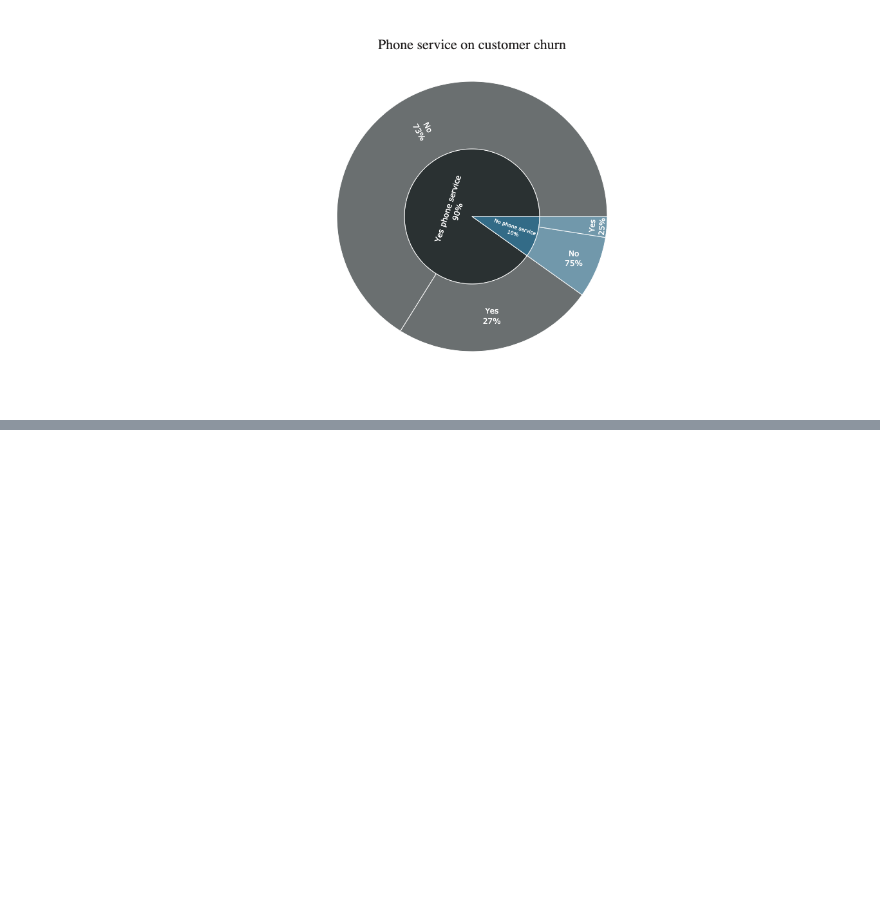
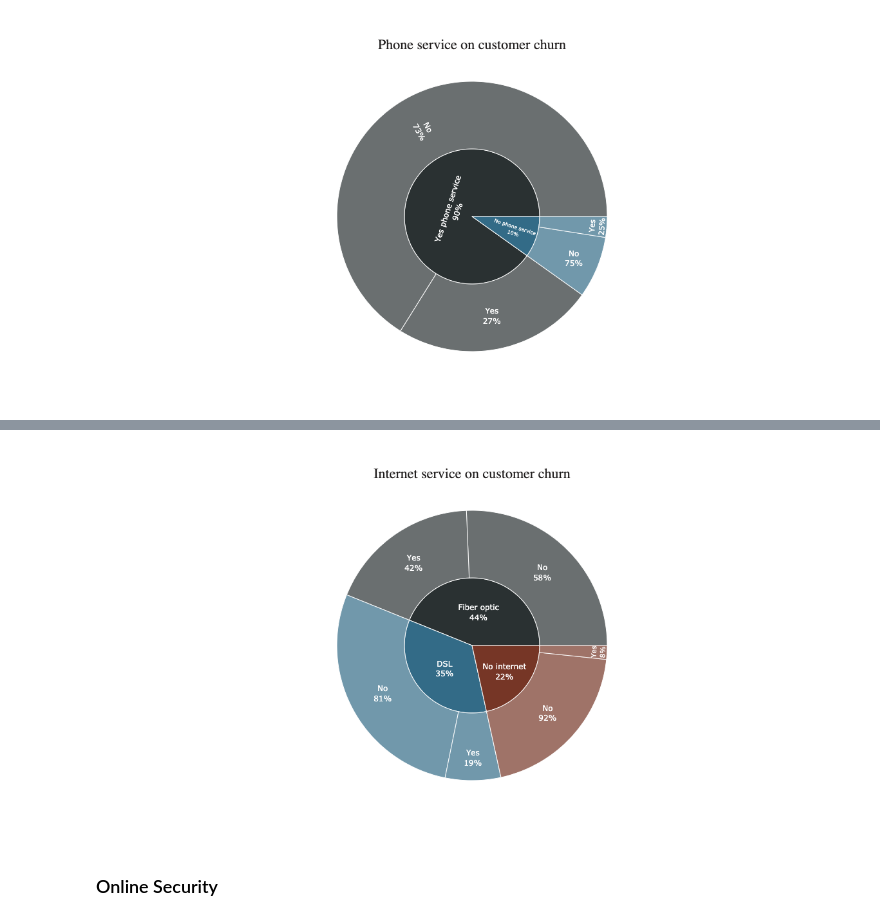
Before and after one commit to dwsmith1983/teleco_churn_kaggle, a Jupyter notebook: Teleco_Churn_Kaggle.ipynb, the cells around one changed output, grey strips where cells are left out. Drawn from its saved outputs; the diff is of its cells as text; code cells hidden in the pictures; blank space fills up the shorter version.

```diff
--- a/Teleco_Churn_Kaggle.ipynb
+++ b/Teleco_Churn_Kaggle.ipynb
@@ -527,0 +556,22 @@ fig.show()
+# %%
+fig = px.sunburst(internet,
+                  path=['InternetService', 'Churn'],
+                  values='count',
+                  color='InternetService',
+                  title = 'Internet service on customer churn',
+                  color_discrete_map={'DSL': '#336B87', 'Fiber optic': '#2A3132', 'No internet': '#763626'},
+                  width=600,
+                  height=600
+                 )
+fig.update_layout(plot_bgcolor='white',
+                  title_font_family='Calibri Black',
+                  title_font_color='#221f1f',
+                  title_font_size=22,
+                  title_x=0.5
+                 )
+fig.update_traces(textinfo='label + percent parent')
+fig.show()
+# %% [output]
+[figure, added]
+# %% [markdown]
+### Online Security
```
Also changed, not shown: parts of 27 cells of this notebook.
